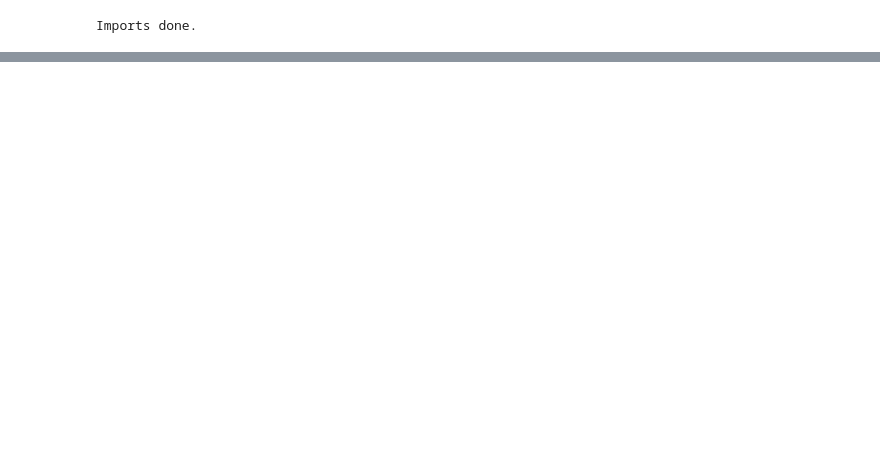
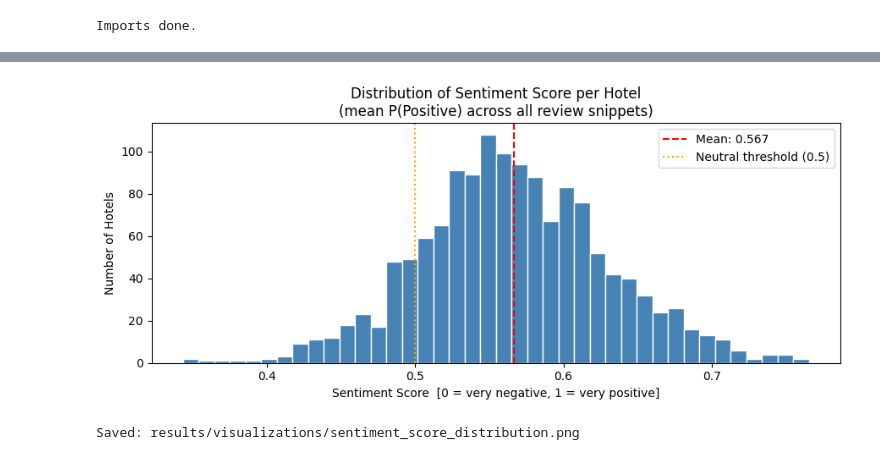
Before and after one commit to Sarahdje/NLP-Project, a Jupyter notebook: notebooks/05_recommendation.ipynb, the cells around one changed output, grey strips where cells are left out. Saved outputs shown, nothing was run; the diff lists cells and outputs as text; code cells hidden in the pictures; blank space fills up the shorter version.

```diff
--- a/notebooks/05_recommendation.ipynb
+++ b/notebooks/05_recommendation.ipynb
@@ -138,0 +30,17 @@ Hollmann Beletage Design Boutique        102          92.156863           0.9803
+# %%
+# ── 1. LOAD DATA ─────────────────────────────────────────────
+df = pd.read_csv('../data/processed/hotel_reviews_with_predictions.csv')
+
+required = {'hotel', 'score', 'label', 'distilbert_sentiment',
+            'prob_positive', 'prob_negative'}
+assert required.issubset(set(df.columns)), \
+    f"Missing columns: {required - set(df.columns)}"
+
+print(f"Total review snippets : {len(df):,}")
+print(f"Hotels                : {df['hotel'].nunique():,}")
+print(f"\nLabel distribution (column-origin):")
+print(df['label'].value_counts())
+print(f"\nDistilBERT predicted distribution:")
+print(df['distilbert_sentiment'].value_counts())
+print(f"\nP(Positive) statistics:")
+print(df['prob_positive'].describe())
@@ -180,0 +160,27 @@ SYSTEM 2 — TOP 10 HOTELS (DistilBERT Sentiment-Based)
+# %%
+# ── 4. VIZ: SENTIMENT SCORE DISTRIBUTION ─────────────────────
+# Shows how mean P(Positive) is distributed across all hotels.
+# Most hotels cluster in the upper range — guests tend to write
+# positively — but the spread is what differentiates them.
+
+plt.figure(figsize=(9, 4))
+plt.hist(hotel_stats['sentiment_score'], bins=40,
+         color='steelblue', edgecolor='white')
+plt.axvline(hotel_stats['sentiment_score'].mean(), color='red',
+            linestyle='--',
+            label=f"Mean: {hotel_stats['sentiment_score'].mean():.3f}")
+plt.axvline(0.5, color='orange', linestyle=':',
+            label='Neutral threshold (0.5)')
+plt.title('Distribution of Sentiment Score per Hotel\n'
+          '(mean P(Positive) across all review snippets)', fontsize=12)
+plt.xlabel('Sentiment Score  [0 = very negative, 1 = very positive]')
+plt.ylabel('Number of Hotels')
+plt.legend()
+plt.tight_layout()
+plt.savefig('../results/visualizations/sentiment_score_distribution.png',
+            dpi=150)
+plt.show()
+print('Saved: results/visualizations/sentiment_score_distribution.png')
+# %% [output]
+[figure, added]
+Saved: results/visualizations/sentiment_score_distribution.png
```
Also changed, not shown: parts of 10 cells of this notebook, 22 other files.
